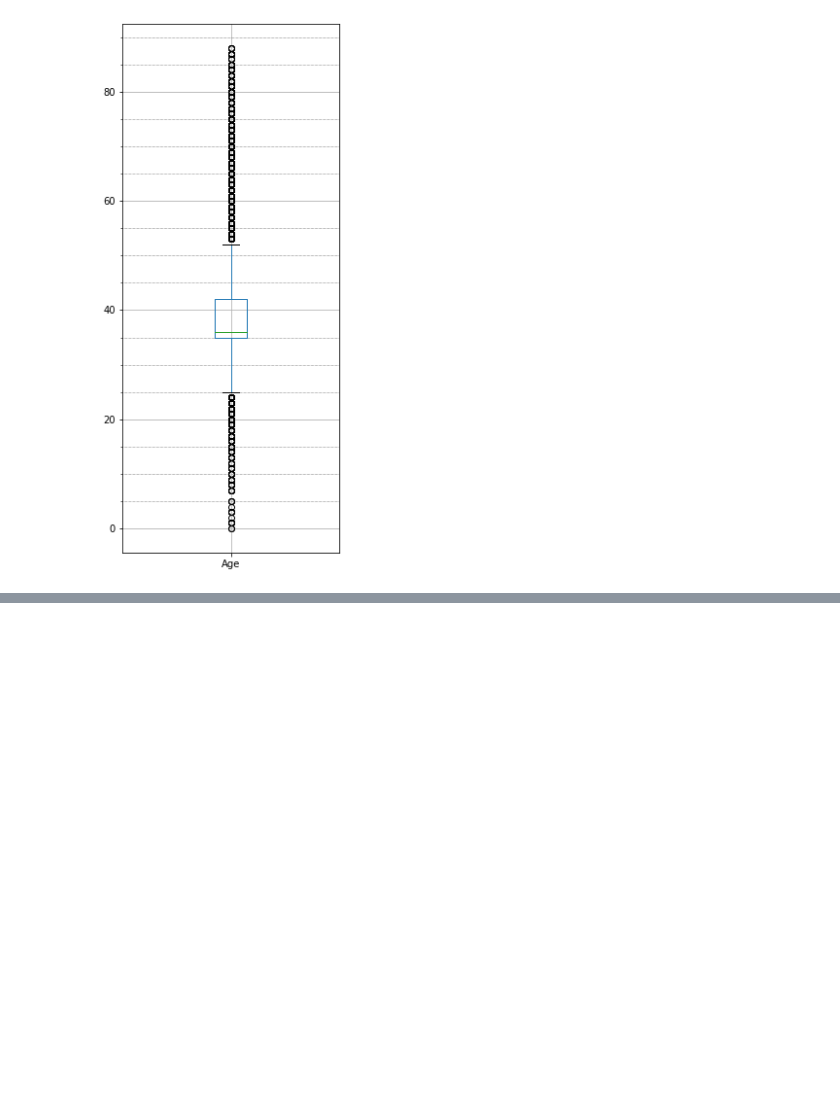
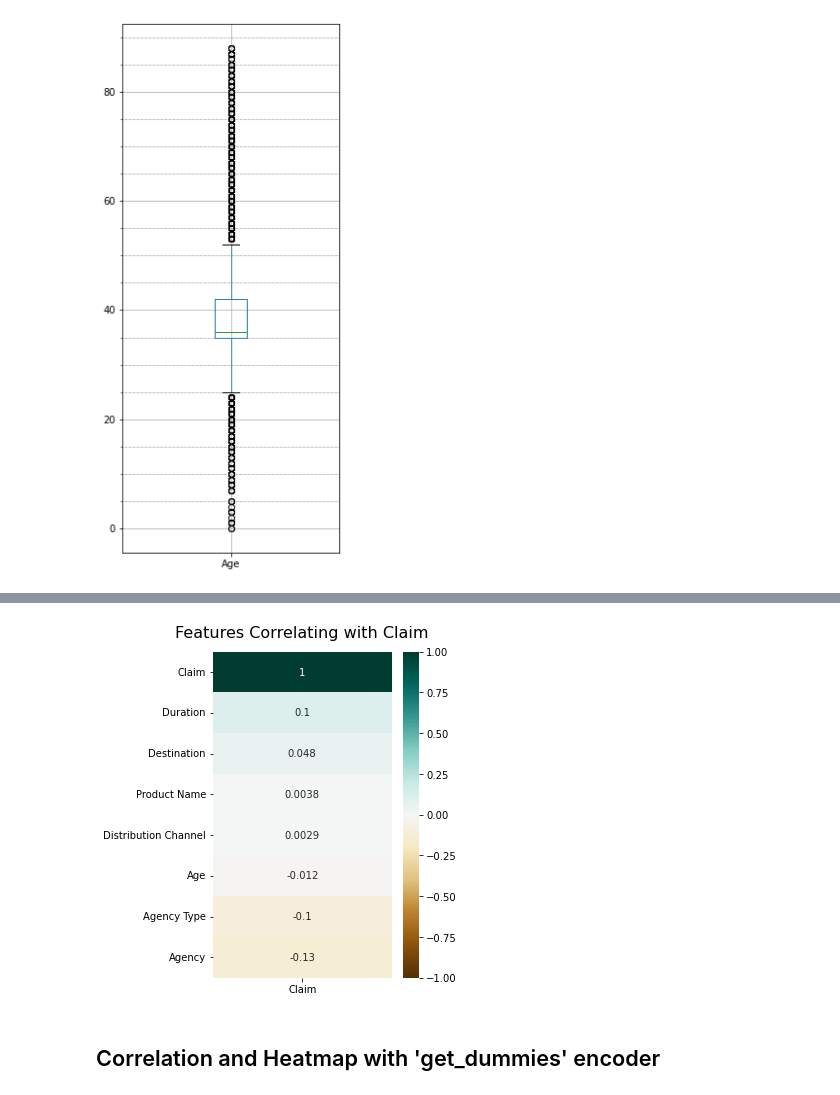
Before and after one commit to SilviaEiden/Data_Science_Final_Project_Group_6, a Jupyter notebook: Travel_Insurance_Cleaning.ipynb, the cells around one changed output, grey strips where cells are left out. Saved outputs shown, nothing was run; the diff lists cells and outputs as text; code cells hidden in the pictures; blank space fills up the shorter version.

```diff
--- a/Travel_Insurance_Cleaning.ipynb
+++ b/Travel_Insurance_Cleaning.ipynb
@@ -237,0 +345,12 @@ travel_ins_df.to_sql(name='travel', con=engine, if_exists='replace')
+# %%
+# Heatmap #2
+plt.figure(figsize=(4, 6))
+heatmap_2 = sns.heatmap(le_corr_heatmap_df.corr()[['Claim']].sort_values(by='Claim', ascending=False), vmin=-1, vmax=1, annot=True, cmap='BrBG')
+heatmap_2.set_title('Features Correlating with Claim', fontdict={'fontsize':16}, pad=14)
+
+plt.savefig("Analysis/heatmap_2.png", dpi=400, bbox_inches = "tight")
+plt.show()
+# %% [output]
+[figure, added]
+# %% [markdown]
+## Correlation and Heatmap with 'get_dummies' encoder
```
Also changed, not shown: parts of 37 cells of this notebook, 9 other files.
